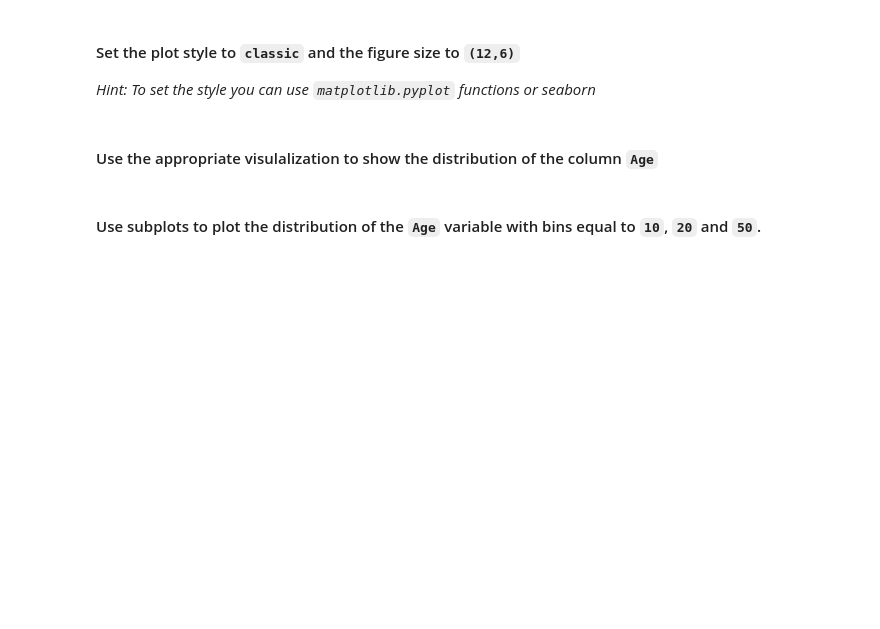
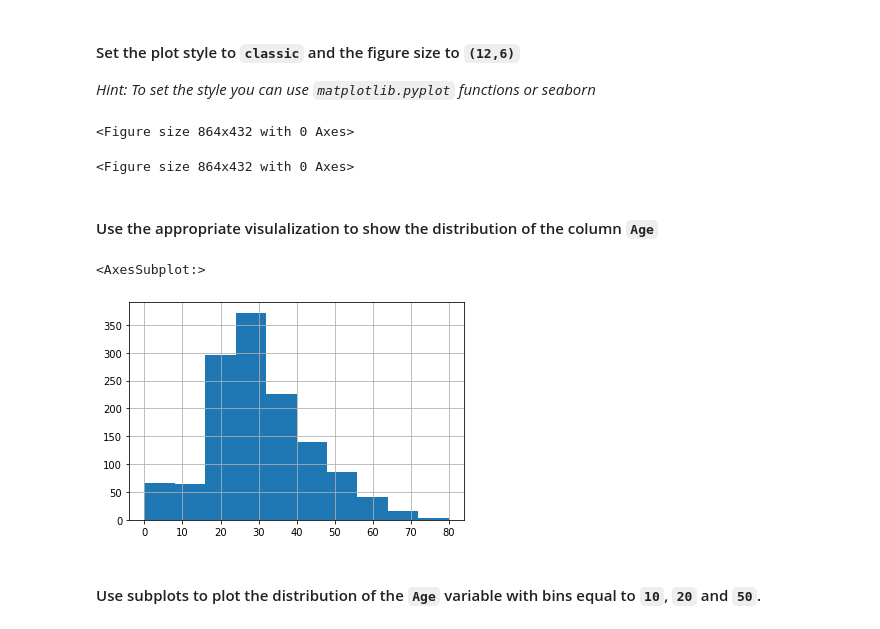
Before and after one commit to ta-data-mexpt/lab-matplotlib-seaborn, a Jupyter notebook: your-code/challenge-3.ipynb, the cells around one changed output. Saved outputs shown, nothing was run; the diff lists cells and outputs as text; code cells hidden in the pictures; blank space fills up the shorter version.

```diff
--- a/your-code/challenge-3.ipynb
+++ b/your-code/challenge-3.ipynb
@@ -18,0 +41,7 @@ titanic.head()
+# %%
+convert_dict = {'Age': int,
+                #'Survived': int,
+               'Pclass': str}
+
+titanic = titanic.astype(convert_dict)
+titanic.dtypes
@@ -30,9 +91,18 @@ titanic.head()
 *Hint: To set the style you can use `matplotlib.pyplot` functions or seaborn*
 # %%
 # your code here
+plt.style = 'classic'
+plt.figure(figsize=(12, 6))
+# %% [output]
+<Figure size 864x432 with 0 Axes>
+<Figure size 864x432 with 0 Axes>
 # %% [markdown]
 #### Use the appropriate visulalization to show the distribution of the column `Age`
 # %%
 # your code here
+titanic['Age'].hist()
+# %% [output]
+<AxesSubplot:>
+[figure, added]
 # %% [markdown]
 #### Use subplots to plot the distribution of the `Age` variable with bins equal to `10`, `20` and `50`.
```
Also changed, not shown: parts of 26 cells of this notebook.
